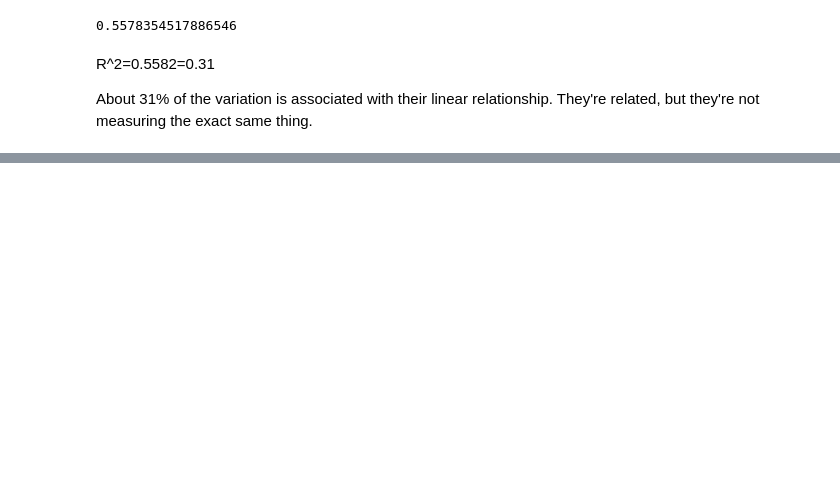
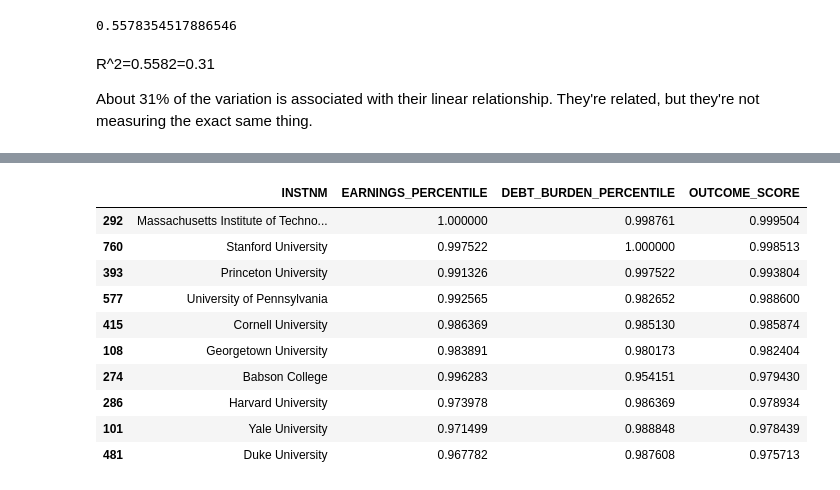
Before and after one commit to DanielYaari28/AIPI510P1, a Jupyter notebook: 02_feature_engineering.ipynb, the cells around one changed output, grey strips where cells are left out. Saved outputs shown, nothing was run; the diff lists cells and outputs as text; code cells hidden in the pictures; blank space fills up the shorter version.

```diff
--- a/02_feature_engineering.ipynb
+++ b/02_feature_engineering.ipynb
@@ -79,0 +209,22 @@ They're related, but they're not measuring the exact same thing.
+# %%
+df["OUTCOME_SCORE"] = (0.4 * df["DEBT_BURDEN_PERCENTILE"]+ 0.6 * df["EARNINGS_PERCENTILE"])
+# %%
+outcome_score = (
+    df.sort_values("OUTCOME_SCORE", ascending=False)
+    .head(10)
+    [["INSTNM", "EARNINGS_PERCENTILE" , "DEBT_BURDEN_PERCENTILE", "OUTCOME_SCORE"]]
+)
+
+outcome_score
+# %% [output]
+|  | INSTNM | EARNINGS_PERCENTILE | DEBT_BURDEN_PERCENTILE | OUTCOME_SCORE |
+| 292 | Massachusetts Institute of Techno... | 1.000000 | 0.998761 | 0.999504 |
+| 760 | Stanford University | 0.997522 | 1.000000 | 0.998513 |
+| 393 | Princeton University | 0.991326 | 0.997522 | 0.993804 |
+| 577 | University of Pennsylvania | 0.992565 | 0.982652 | 0.988600 |
+| 415 | Cornell University | 0.986369 | 0.985130 | 0.985874 |
+| 108 | Georgetown University | 0.983891 | 0.980173 | 0.982404 |
+| 274 | Babson College | 0.996283 | 0.954151 | 0.979430 |
+| 286 | Harvard University | 0.973978 | 0.986369 | 0.978934 |
+| 101 | Yale University | 0.971499 | 0.988848 | 0.978439 |
+| 481 | Duke University | 0.967782 | 0.987608 | 0.975713 |
```
Also changed, not shown: parts of 13 cells of this notebook.
